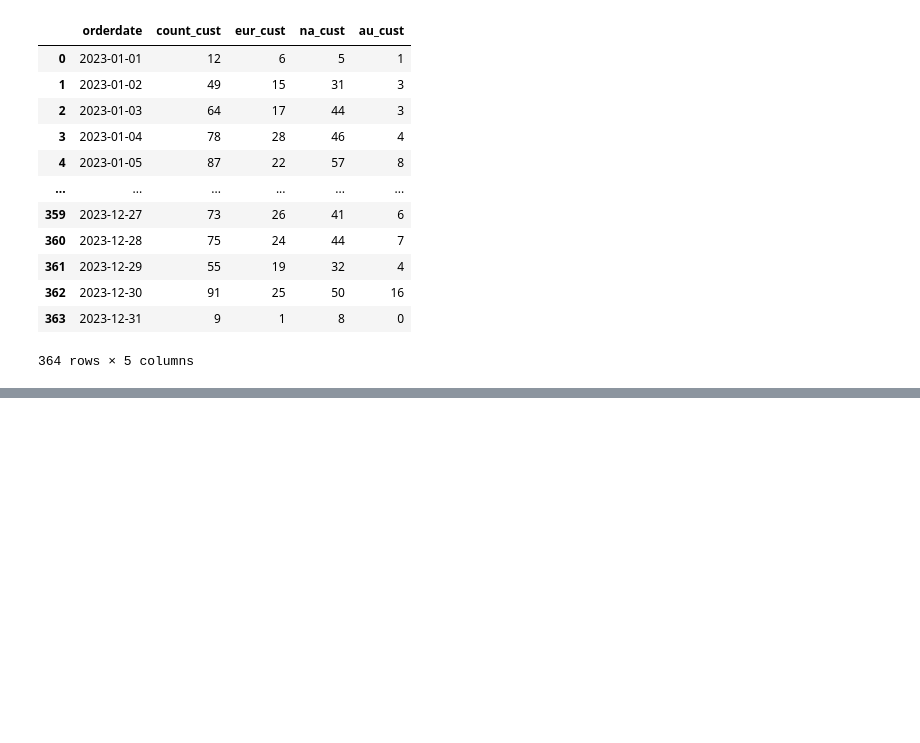
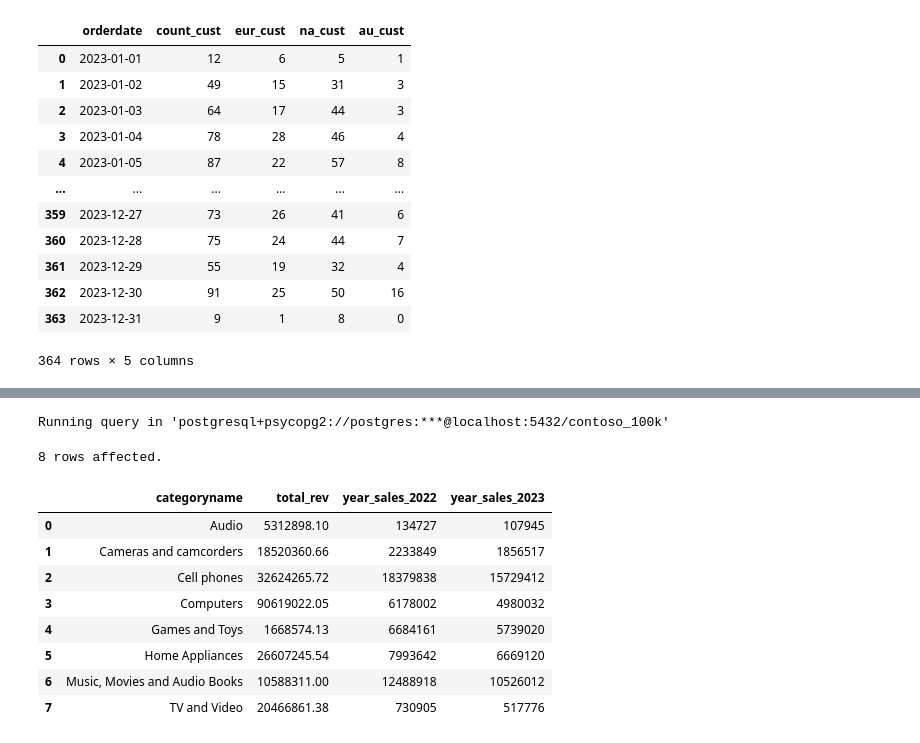
Before and after one commit to lheat9706/Past-Publications, a Jupyter notebook: Resources/Blank_SQL_Notebook.ipynb, the cells around one changed output, grey strips where cells are left out. Drawn from its saved outputs; the diff is of its cells as text; code cells hidden in the pictures; blank space fills up the shorter version.

```diff
--- a/Resources/Blank_SQL_Notebook.ipynb
+++ b/Resources/Blank_SQL_Notebook.ipynb
@@ -121,0 +221,24 @@ Running query in 'postgresql+psycopg2://postgres:***@localhost:5432/contoso_100k
+# %%
+%%sql
+select
+p.categoryname,
+sum(quantity*netprice*exchangerate) as total_rev,
+sum(case when s.orderdate between '2022-01-01' and '2022-12-31'then s.productkey end) as Year_sales_2022,
+sum(case when s.orderdate between '2023-01-01' and '2023-12-31' then  s.productkey end) as Year_sales_2023
+
+from sales s
+left join product p on p.productkey=s.productkey
+group by p.categoryname
+order by p.categoryname
+# %% [output]
+Running query in 'postgresql+psycopg2://postgres:***@localhost:5432/contoso_100k'
+8 rows affected.
+|  | categoryname | total_rev | year_sales_2022 | year_sales_2023 |
+| 0 | Audio | 5312898.10 | 134727 | 107945 |
+| 1 | Cameras and camcorders | 18520360.66 | 2233849 | 1856517 |
+| 2 | Cell phones | 32624265.72 | 18379838 | 15729412 |
+| 3 | Computers | 90619022.05 | 6178002 | 4980032 |
+| 4 | Games and Toys | 1668574.13 | 6684161 | 5739020 |
+| 5 | Home Appliances | 26607245.54 | 7993642 | 6669120 |
+| 6 | Music, Movies and Audio Books | 10588311.00 | 12488918 | 10526012 |
+| 7 | TV and Video | 20466861.38 | 730905 | 517776 |
```
Also changed, not shown: parts of 6 cells of this notebook.
